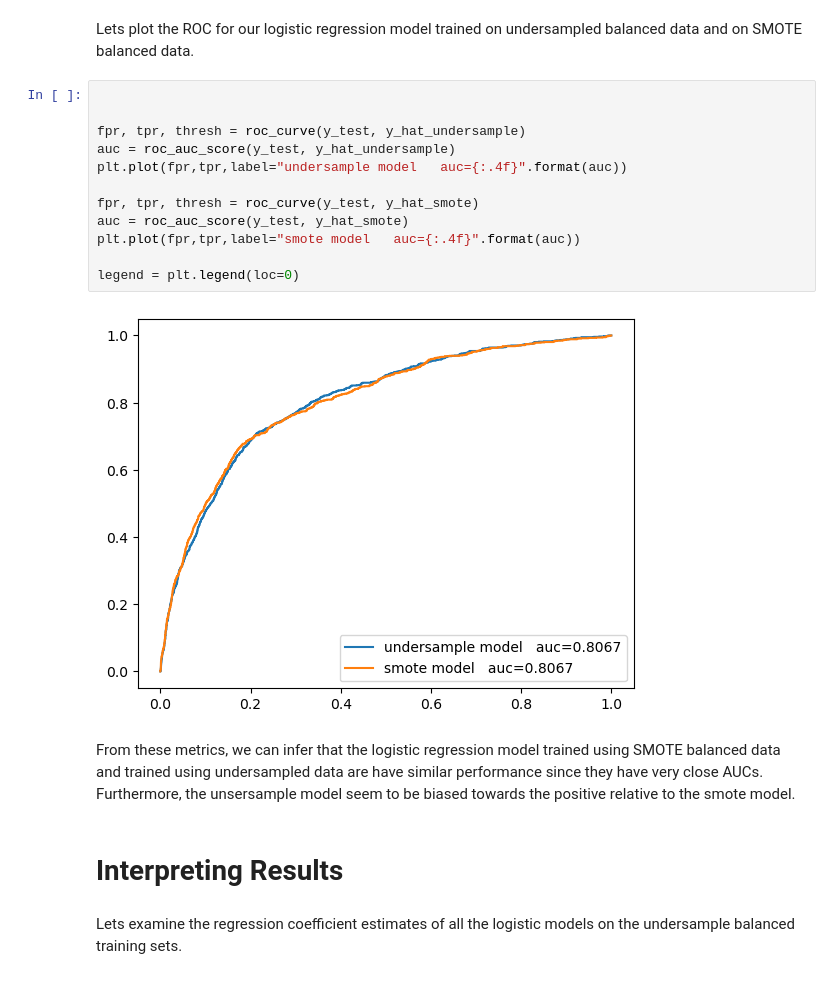
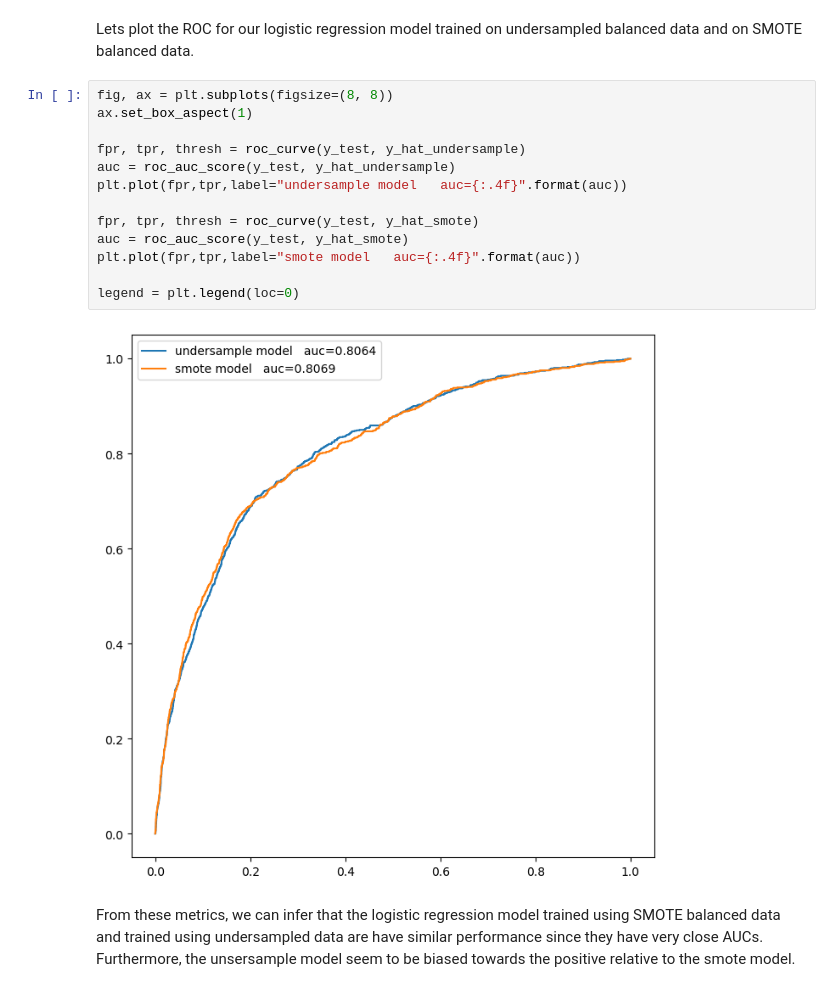
Before and after one commit to ahenrij/ets-mgl869-hive, a Jupyter notebook: src/lab/notebooks/logistic_regression.ipynb, the cells around one changed output. Saved outputs shown, nothing was run; the diff lists cells and outputs as text.

```diff
--- a/src/lab/notebooks/logistic_regression.ipynb
+++ b/src/lab/notebooks/logistic_regression.ipynb
@@ -67,22 +67,19 @@ y_test            = pd.concat([get_y(ts) for ts in test_sets], ignore_index=True
 # %% [markdown]
 Lets plot the ROC for our logistic regression model trained on undersampled balanced data and on SMOTE balanced data.
 # %%
-
+fig, ax = plt.subplots(figsize=(8, 8))
+ax.set_box_aspect(1)
 
 fpr, tpr, thresh = roc_curve(y_test, y_hat_undersample)
 auc = roc_auc_score(y_test, y_hat_undersample)
 plt.plot(fpr,tpr,label="undersample model   auc={:.4f}".format(auc))
 
 fpr, tpr, thresh = roc_curve(y_test, y_hat_smote)
 auc = roc_auc_score(y_test, y_hat_smote)
 plt.plot(fpr,tpr,label="smote model   auc={:.4f}".format(auc))
 
 legend = plt.legend(loc=0)
 # %% [output]
-[figure, old version]
+[figure, new version]
 # %% [markdown]
 From these metrics, we can infer that the logistic regression model trained using SMOTE balanced data and trained using undersampled data are have similar performance since they have very close AUCs. Furthermore, the unsersample model seem to be biased towards the positive relative to the smote model.
-# %% [markdown]
-# Interpreting Results
-# %% [markdown]
-Lets examine the regression coefficient estimates of all the logistic models on the undersample balanced training sets.
```
Also changed, not shown: parts of 3 cells of this notebook.
